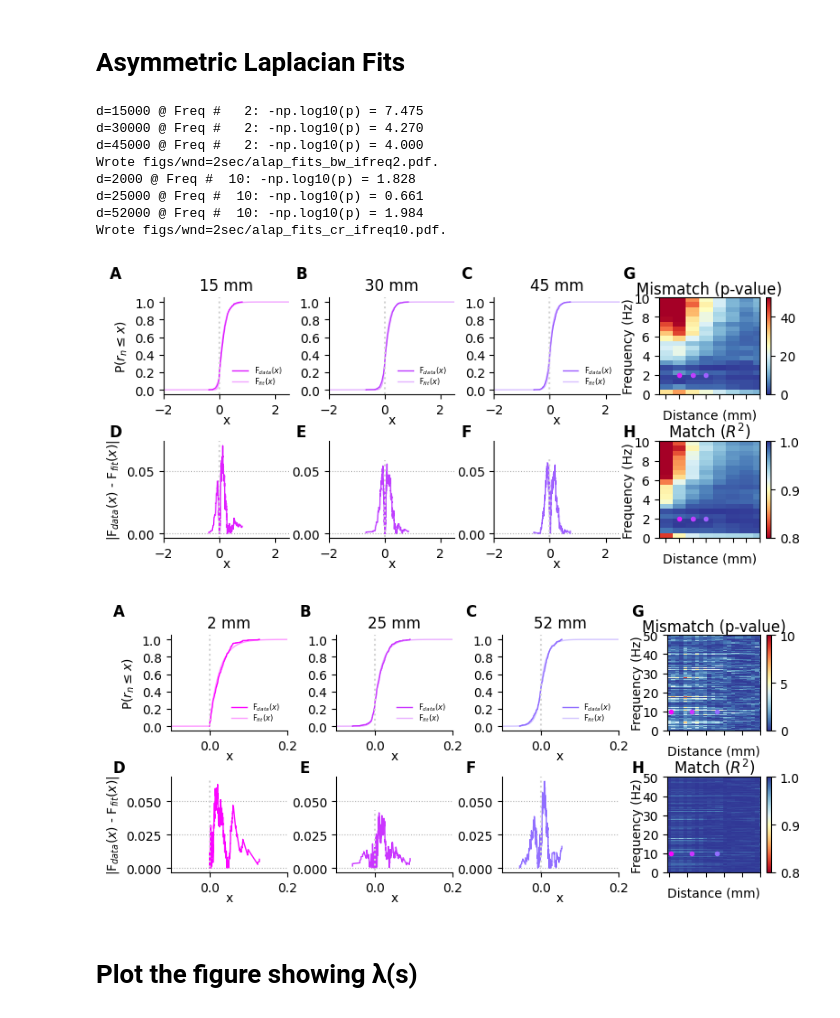
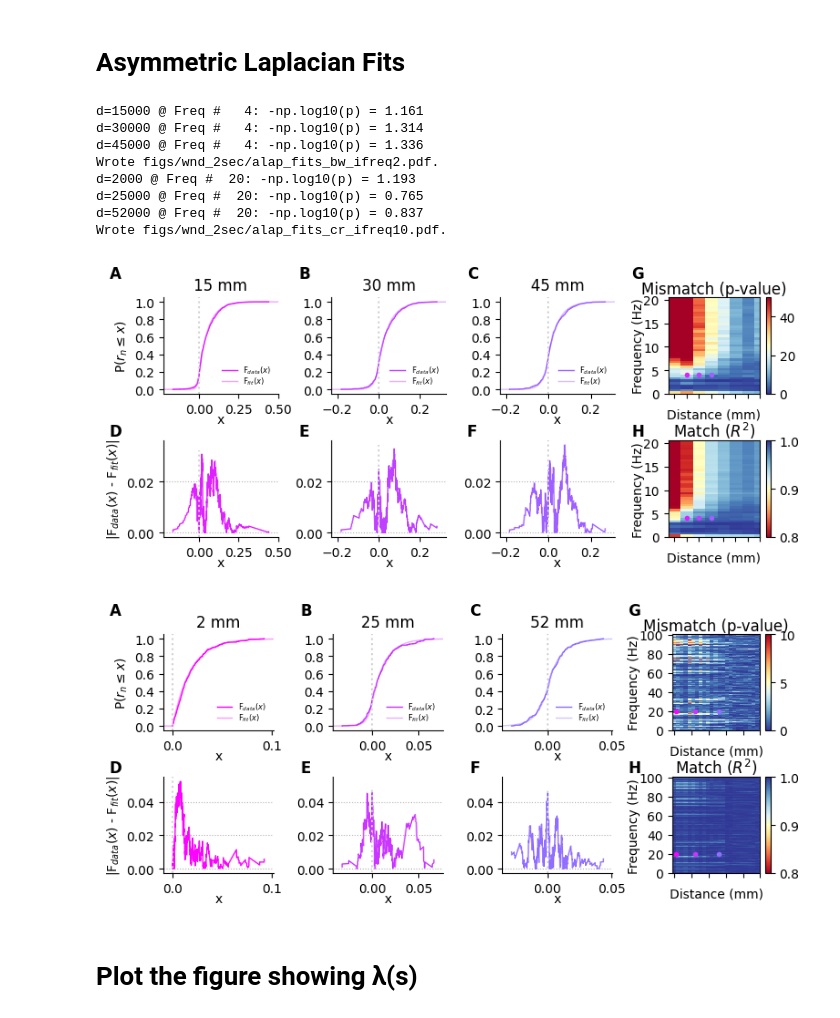
Before and after one commit to stootoon/fisher-plumes, a Jupyter notebook: make_figs.ipynb, the cells around one changed output. Cells and saved outputs as stored; diff of their text form; code cells hidden in the pictures.

Commit message:
Updated plotting to make sure all were using freqs properly.Also, multiwindow ability.

```diff
--- a/make_figs.ipynb
+++ b/make_figs.ipynb
@@ -125,8 +125,8 @@ Creating fig_dir='figs/wnd_2sec'
 # %% [markdown]
 # Figure showing an example plume and correlations
 # %%
-DEFAULT = "default"
-isdefault = lambda x: x == DEFAULT
+DEFAULT   = "default"
+isdefault = lambda x: type(x) is str and x == DEFAULT
 # %%
 reload(fpf)
 reload(fpft)
@@ -176,15 +176,18 @@ reload(fpf)
 which_freqs = [1,3,7,10]
 labs = [f"{f} Hz" for f in which_freqs]
 cols = {"All":cm.gray(0.4)}; cols.update({l:col for l,col in zip(labs, [cm.cool(1 - f/10) for f in which_freqs])})
-xlims_  = {"bw":None, "cr":(0,101)}
+xlims_  = {"bw":DEFAULT, "cr":(0,101)}
 xticks_ = {"bw":arange(0,201,50), "cr":arange(0,101,50)}
 for k, F in data.items():
+    print(k)
     slices = {"All":slice(1,10000)}
-    slices.update({l:slice(fi, fi+1) for l, fi in zip(labs, F.freqs2inds(which_freqs))})
+    freq_inds = F.freqs2inds(which_freqs)
+    print(f"Mapped frequencies {which_freqs} to indices {freq_inds}.")
+    slices.update({l:slice(fi, fi+1) for l, fi in zip(labs, freq_inds)})
     ax = fpf.plot_correlations(F.rho, xl = (0, 120), slices=slices, cols=cols, n_rows = 2, plot_order = ["All"] + labs)
     [(axi.set_xlabel("Intersource distance (mm)"),
-      (xlims_[k] is not None)  and axi.set_xlim(xlims_[k]),
-      (xticks_[k] is not None) and axi.set_xticks(xticks_[k])) for axi in ax]
+      not isdefault(xlims_[k])  and axi.set_xlim(xlims_[k]),
+      not isdefault(xticks_[k]) and axi.set_xticks(xticks_[k])) for axi in ax]
     file_name = f"{fig_dir}/corr_components_{k}.pdf"
     fpft.label_axes(ax, "ABCDEF", fontsize=12, fontweight="bold", dy=-0.01)
     PLOT and (savefig(file_name, bbox_inches='tight'), print(f"Wrote {file_name}."))
@@ -250,47 +263,45 @@ Wrote figs/wnd=2sec/coefs_and_traces_bw_freq1.pdf.
 # %% [markdown]
 # Asymmetric Laplacian Fits
 # %%
+reload(fpft)
 reload(fpf)
-#xl        = {"bw":[-0.02,0.025], "cr":[-0.1,0.2]}
-xl        = {"bw":[-2,2.5], "cr":[-0.1,0.2]}
 idist     = {"bw":[0,1,2],       "cr":[0,12,18]}
-ifreq_max = {"bw":21,            "cr":101}
-vmin      = {"bw":[0,0.8],        "cr":[0,0.8]}
+freq_max  = {"bw":21,            "cr":101}
+vmin      = {"bw":[0,0.8],       "cr":[0,0.8]}
 vmax      = {"bw":[50,1],        "cr":[10,1]}
-hxmax     = {"bw":105,          "cr":100}
-hmdxt     = {"bw":False,        "cr":True}
-which_ifreq = {"bw":2, "cr":10}
+hxmax     = {"bw":105,           "cr":100}
+hmdxt     = {"bw":False,         "cr":True}
+which_freq = {"bw":2, "cr":10}
 for name, F in sorted(data.items()):
     d = np.array(list(F.rho.keys()))
     d = np.sort(d[d>0])
     ax_cdf, ax_dcdf, ax_hm = fpf.plot_alaplace_fits(F, d[idist[name]],
-                           ifreq_lim = [1, ifreq_max[name]],
-                           xl = xl[name],
-                           which_ifreq = which_ifreq[name],
+                           ifreq_lim = [1, F.freqs2inds([ifreq_max[name]])[0]],
+                           which_ifreq = F.freqs2inds([which_freq[name]])[0],
                                                     figsize=(8,3.5),
                                                     vmax=vmax[name],
                                                     vmin=vmin[name],
                            heatmap_xmax = hxmax[name],
                            d_scale = 1000,
                            heatmap_default_xticks = hmdxt[name],
                                                     plot_dvals=True)
     fpft.label_axes(ax_cdf + ax_dcdf + ax_hm, "ABCDEFGHIJK",
                     align_y = [[0,1,2,6],[3,4,5,7]],
                     align_x = [[0,3],[1,4],[2,5]],
                     fontsize=12, fontweight="bold", dy=0)
     file_name = f"{fig_dir}/alap_fits_{name}_ifreq{which_ifreq[name]}.pdf"
     PLOT and (savefig(file_name, bbox_inches='tight'), print(f"Wrote {file_name}."));
 # %% [output]
-d=15000 @ Freq #   2: -np.log10(p) = 7.475
-d=30000 @ Freq #   2: -np.log10(p) = 4.270
-d=45000 @ Freq #   2: -np.log10(p) = 4.000
-Wrote figs/wnd=2sec/alap_fits_bw_ifreq2.pdf.
-d=2000 @ Freq #  10: -np.log10(p) = 1.828
-d=25000 @ Freq #  10: -np.log10(p) = 0.661
-d=52000 @ Freq #  10: -np.log10(p) = 1.984
-Wrote figs/wnd=2sec/alap_fits_cr_ifreq10.pdf.
+d=15000 @ Freq #   4: -np.log10(p) = 1.161
+d=30000 @ Freq #   4: -np.log10(p) = 1.314
+d=45000 @ Freq #   4: -np.log10(p) = 1.336
+Wrote figs/wnd_2sec/alap_fits_bw_ifreq2.pdf.
+d=2000 @ Freq #  20: -np.log10(p) = 1.193
+d=25000 @ Freq #  20: -np.log10(p) = 0.765
+d=52000 @ Freq #  20: -np.log10(p) = 0.837
+Wrote figs/wnd_2sec/alap_fits_cr_ifreq10.pdf.
-[figure, old version]
+[figure, new version]
-[figure, old version]
+[figure, new version]
 # %% [markdown]
 # Plot the figure showing λ(s)
 # %%
```
Also changed, not shown: parts of 7 cells of this notebook, 15 other files.
